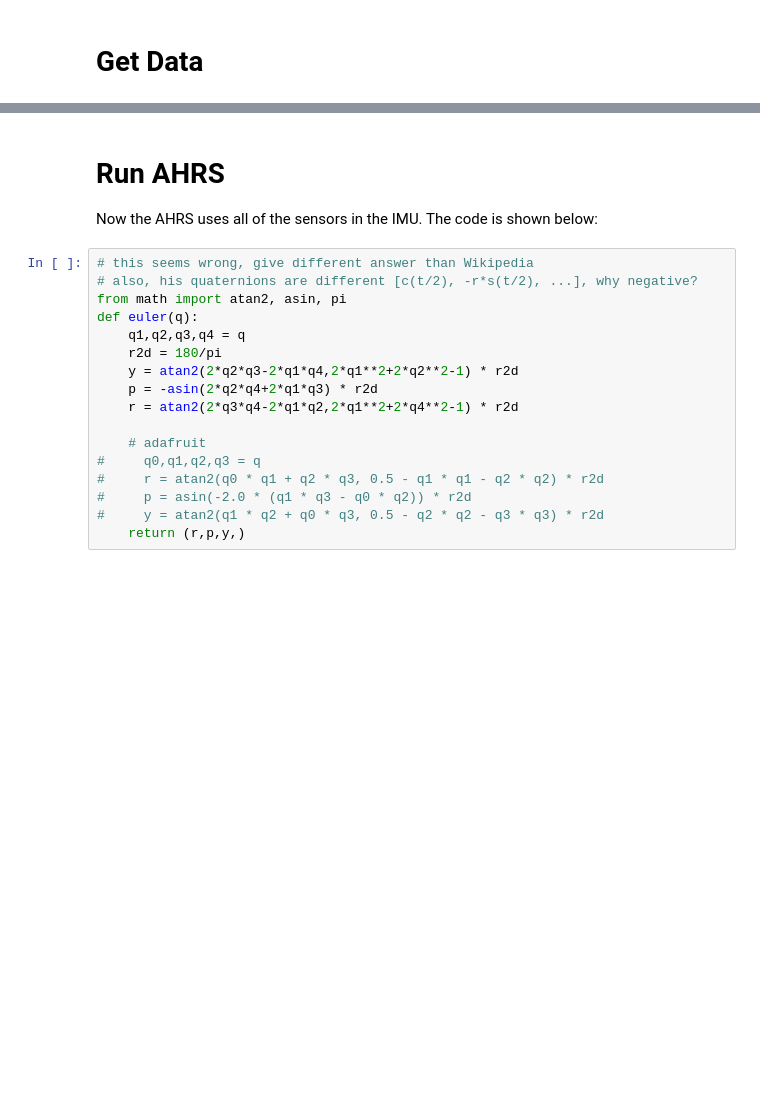
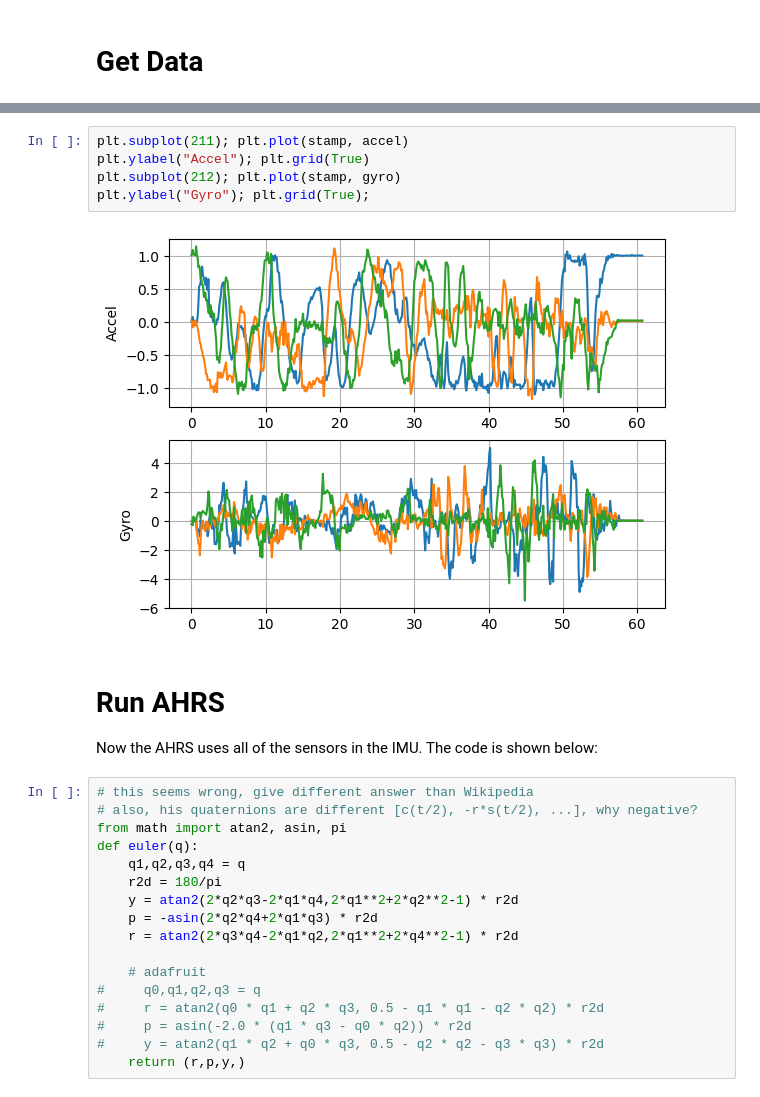
Before and after one commit to the-guild-of-calamitous-intent/ins_nav, a Jupyter notebook: docs/jupyter/mahony.ipynb, the cells around one changed output, grey strips where cells are left out. Saved outputs shown, nothing was run; the diff lists cells and outputs as text; blank space fills up the shorter version.

```diff
--- a/docs/jupyter/mahony.ipynb
+++ b/docs/jupyter/mahony.ipynb
@@ -160,3 +126,10 @@ stamp = data[:,-1]
+# %%
+plt.subplot(211); plt.plot(stamp, accel)
+plt.ylabel("Accel"); plt.grid(True)
+plt.subplot(212); plt.plot(stamp, gyro)
+plt.ylabel("Gyro"); plt.grid(True);
+# %% [output]
+[figure, added]
 # %% [markdown]
 # Run AHRS
 
```
Also changed, not shown: parts of 7 cells of this notebook, 2 other files.
